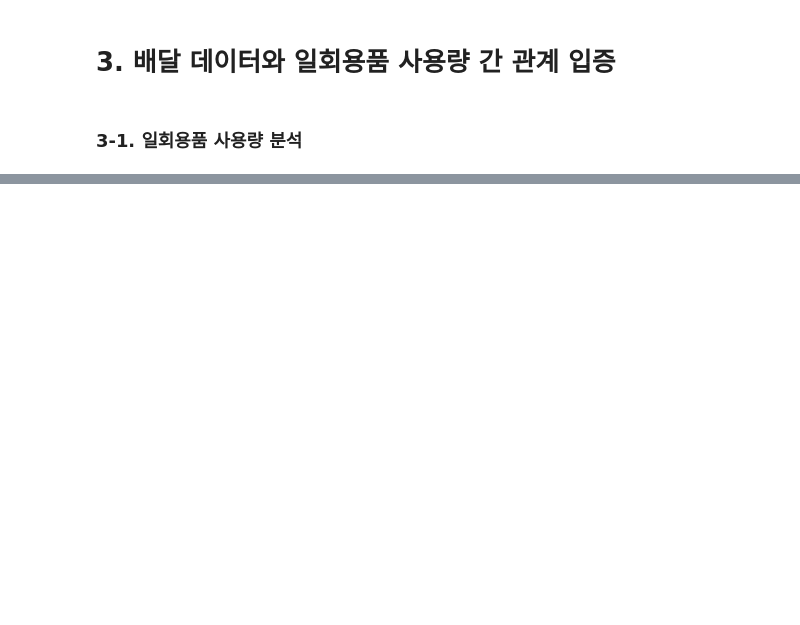
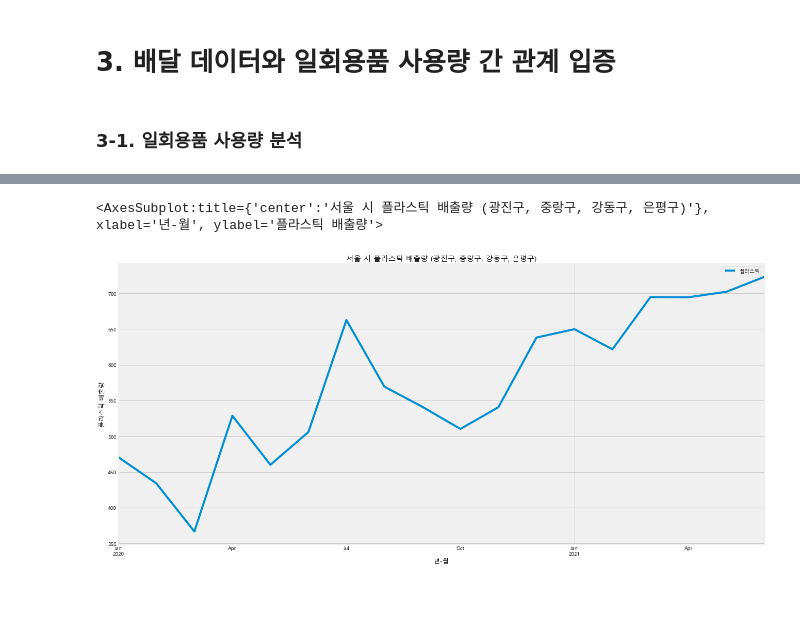
Before and after one commit to wonjun1995/KT_bigdata_platform_BI_challenge, a Jupyter notebook: DACON_v1.1.ipynb, the cells around one changed output, grey strips where cells are left out. Saved outputs shown, nothing was run; the diff lists cells and outputs as text; code cells hidden in the pictures; blank space fills up the shorter version.

```diff
--- a/DACON_v1.1.ipynb
+++ b/DACON_v1.1.ipynb
@@ -289,3 +309,10 @@ corr
+# %%
+Recycle_waste_sum = Recycle_waste.groupby("년-월").sum()
+
+Recycle_waste_sum.plot(y = ["플라스틱"], figsize= (20, 10), title = "서울 시 플라스틱 배출량 (광진구, 중랑구, 강동구, 은평구)", ylabel = "플라스틱 배출량")
+# %% [output]
+<AxesSubplot:title={'center':'서울 시 플라스틱 배출량 (광진구, 중랑구, 강동구, 은평구)'}, xlabel='년-월', ylabel='플라스틱 배출량'>
+[figure, added]
 # %% [markdown]
 <br>
 # %% [markdown]
```
Also changed, not shown: parts of 11 cells of this notebook.
